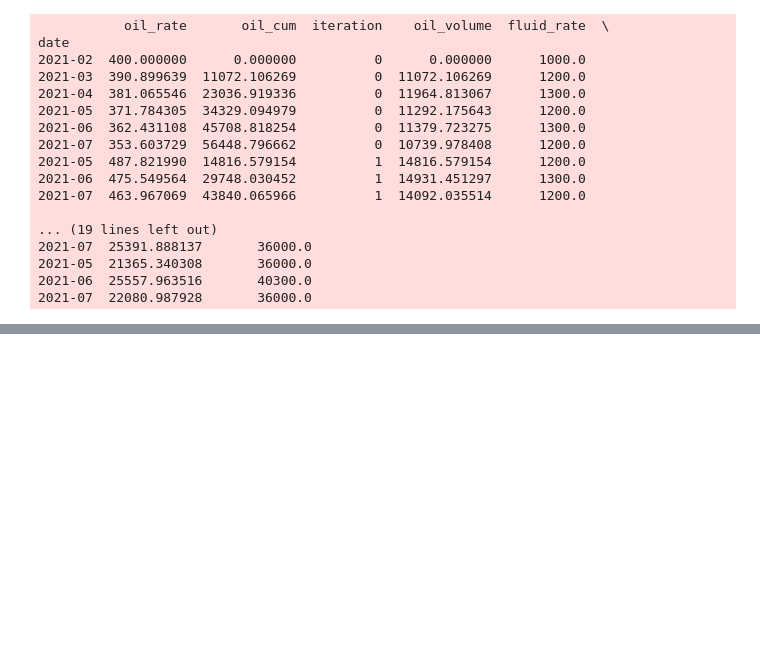
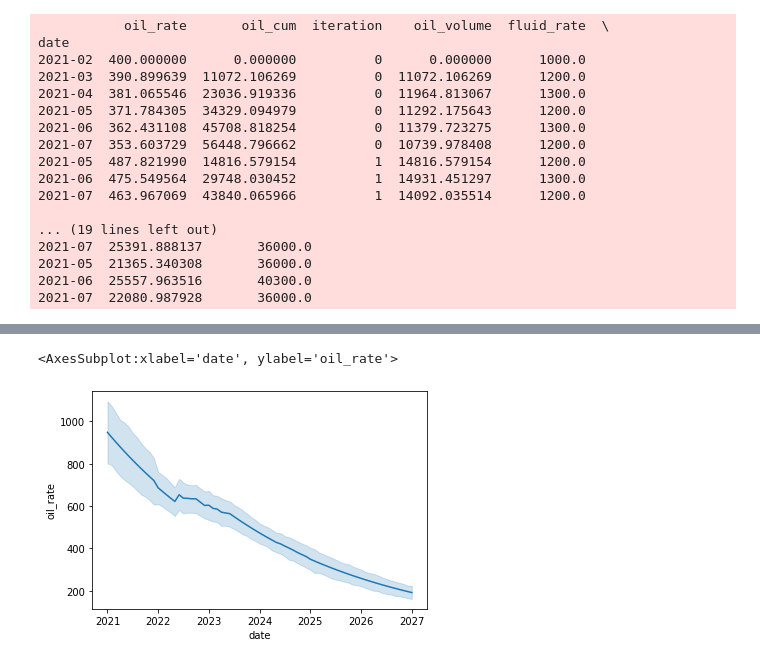
Before and after one commit to scuervo91/dcapy, a Jupyter notebook: examples/2-schedules/3-Depends.ipynb, the cells around one changed output, grey strips where cells are left out. Drawn from its saved outputs; the diff is of its cells as text; code cells hidden in the pictures; blank space fills up the shorter version.

```diff
--- a/examples/2-schedules/3-Depends.ipynb
+++ b/examples/2-schedules/3-Depends.ipynb
@@ -126,3 +126,8 @@ NameError: name 'sns' is not defined
+# %%
+sns.lineplot(data=fore1,  x=fore1.index.to_timestamp(), y='oil_rate')
+# %% [output]
+<AxesSubplot:xlabel='date', ylabel='oil_rate'>
+[figure, added]
 # %%
 fore1
 # %% [output]
```
Also changed, not shown: parts of 5 cells of this notebook, 10 other files.
